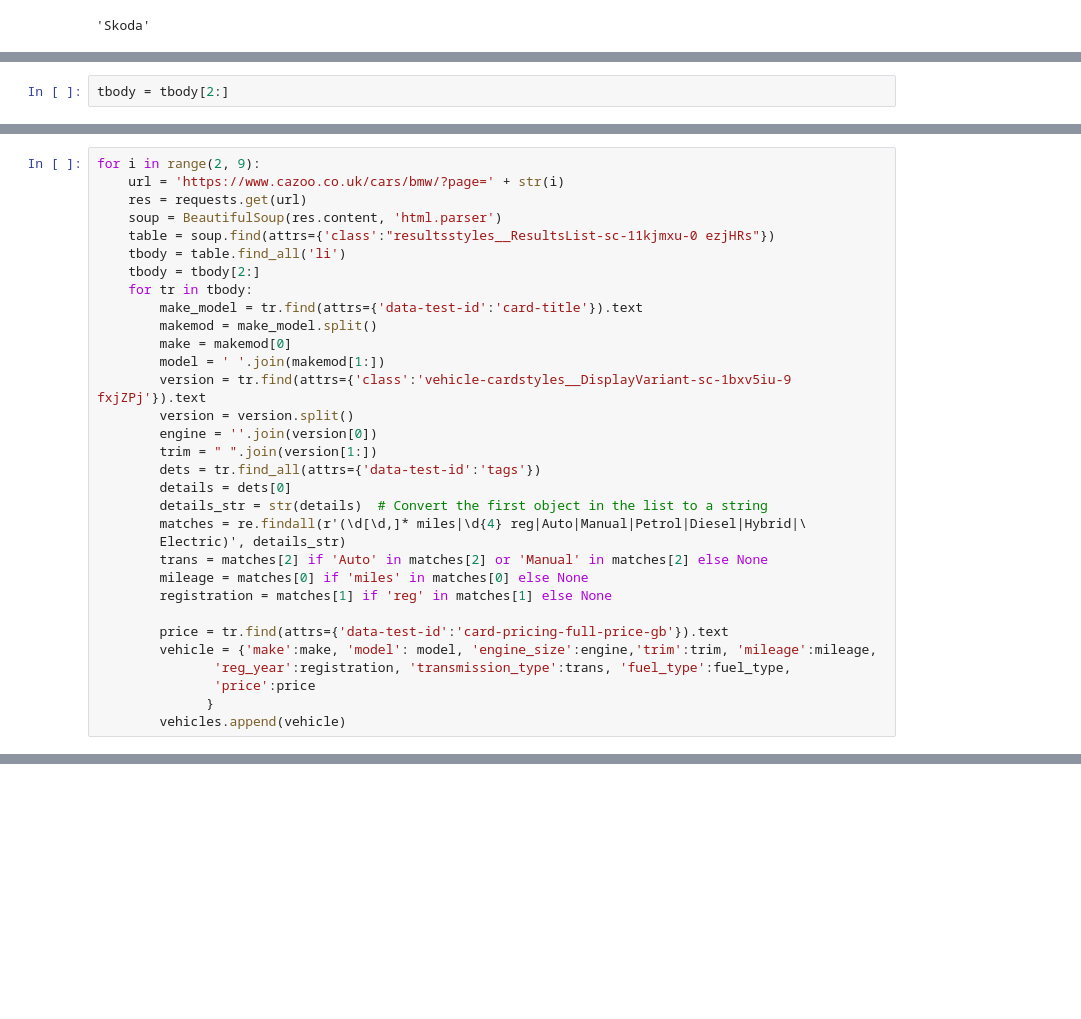
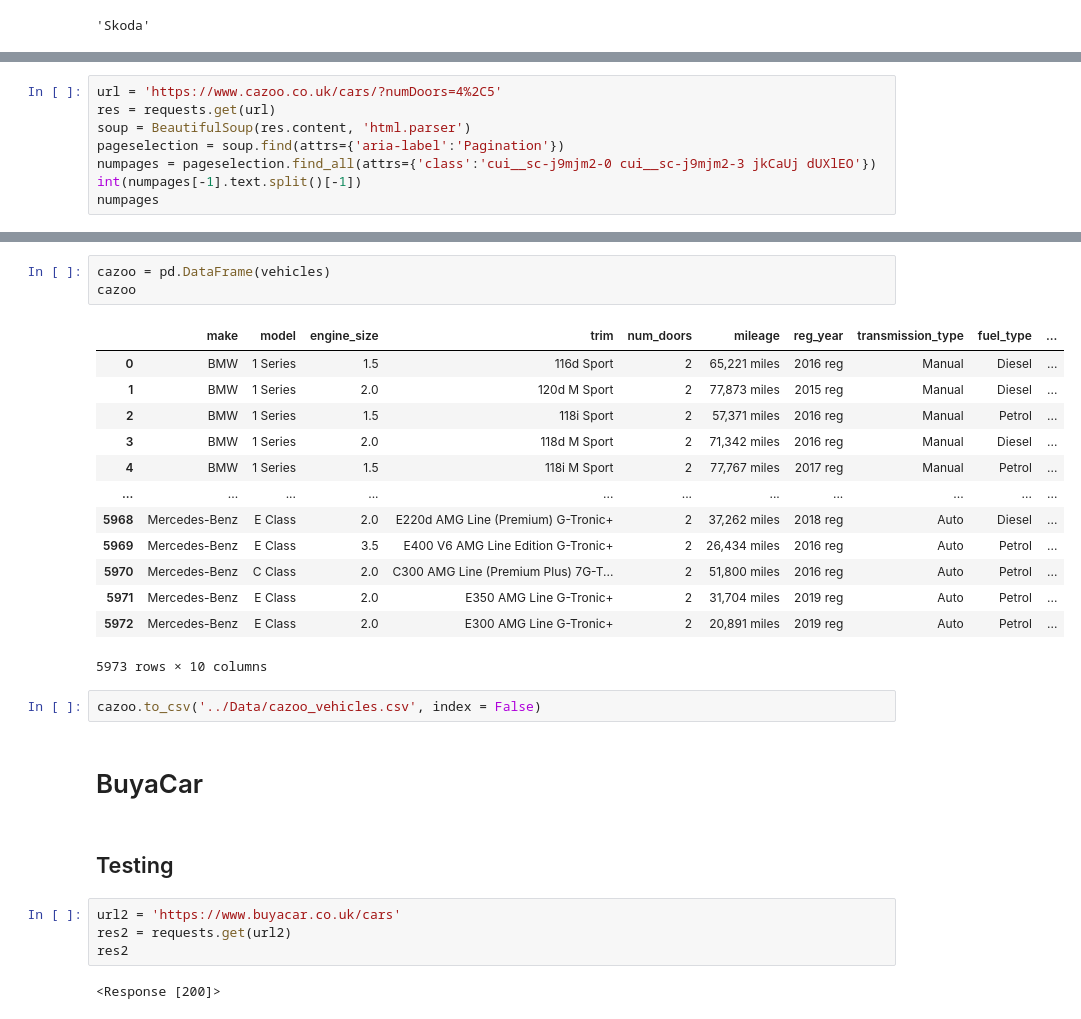
Before and after one commit to rafirahman27/Capstone_Project, a Jupyter notebook: Code/01-Data_Collection.ipynb, the cells around one changed output, grey strips where cells are left out. Saved outputs shown, nothing was run; the diff lists cells and outputs as text; blank space fills up the shorter version.

```diff
--- a/Code/01-Data_Collection.ipynb
+++ b/Code/01-Data_Collection.ipynb
@@ -48,2 +33,0 @@ parts
-# %%
-tbody = tbody[2:]
@@ -366,32 +33,0 @@ for tr in tbody:
-# %%
-for i in range(2, 9):
-    url = 'https://www.cazoo.co.uk/cars/bmw/?page=' + str(i)
-    res = requests.get(url)
-    soup = BeautifulSoup(res.content, 'html.parser')
-    table = soup.find(attrs={'class':"resultsstyles__ResultsList-sc-11kjmxu-0 ezjHRs"})
-    tbody = table.find_all('li')
-    tbody = tbody[2:]
-    for tr in tbody:
-        make_model = tr.find(attrs={'data-test-id':'card-title'}).text
-        makemod = make_model.split()
-        make = makemod[0]
-        model = ' '.join(makemod[1:])
-        version = tr.find(attrs={'class':'vehicle-cardstyles__DisplayVariant-sc-1bxv5iu-9 fxjZPj'}).text
-        version = version.split()
-        engine = ''.join(version[0])
-        trim = " ".join(version[1:])
-        dets = tr.find_all(attrs={'data-test-id':'tags'})
-        details = dets[0]
-        details_str = str(details)  # Convert the first object in the list to a string
-        matches = re.findall(r'(\d[\d,]* miles|\d{4} reg|Auto|Manual|Petrol|Diesel|Hybrid|\
-        Electric)', details_str)
-        trans = matches[2] if 'Auto' in matches[2] or 'Manual' in matches[2] else None
-        mileage = matches[0] if 'miles' in matches[0] else None
-        registration = matches[1] if 'reg' in matches[1] else None
-
-        price = tr.find(attrs={'data-test-id':'card-pricing-full-price-gb'}).text
-        vehicle = {'make':make, 'model': model, 'engine_size':engine,'trim':trim, 'mileage':mileage,
-               'reg_year':registration, 'transmission_type':trans, 'fuel_type':fuel_type,
-               'price':price
-              }
-        vehicles.append(vehicle)
@@ -443,0 +34,8 @@ soup2.find(attrs={'class':'listing-results-module--list--4adde'})
+# %%
+url = 'https://www.cazoo.co.uk/cars/?numDoors=4%2C5'
+res = requests.get(url)
+soup = BeautifulSoup(res.content, 'html.parser')
+pageselection = soup.find(attrs={'aria-label':'Pagination'})
+numpages = pageselection.find_all(attrs={'class':'cui__sc-j9mjm2-0 cui__sc-j9mjm2-3 jkCaUj dUXlEO'})
+int(numpages[-1].text.split()[-1])
+numpages
@@ -443,0 +137,29 @@ soup2.find(attrs={'class':'listing-results-module--list--4adde'})
+# %%
+cazoo = pd.DataFrame(vehicles)
+cazoo
+# %% [output]
+|  | make | model | engine_size | trim | num_doors | mileage | reg_year | transmission_type | fuel_type | ... |
+| 0 | BMW | 1 Series | 1.5 | 116d Sport | 2 | 65,221 miles | 2016 reg | Manual | Diesel | ... |
+| 1 | BMW | 1 Series | 2.0 | 120d M Sport | 2 | 77,873 miles | 2015 reg | Manual | Diesel | ... |
+| 2 | BMW | 1 Series | 1.5 | 118i Sport | 2 | 57,371 miles | 2016 reg | Manual | Petrol | ... |
+| 3 | BMW | 1 Series | 2.0 | 118d M Sport | 2 | 71,342 miles | 2016 reg | Manual | Diesel | ... |
+| 4 | BMW | 1 Series | 1.5 | 118i M Sport | 2 | 77,767 miles | 2017 reg | Manual | Petrol | ... |
+| ... | ... | ... | ... | ... | ... | ... | ... | ... | ... | ... |
+| 5968 | Mercedes-Benz | E Class | 2.0 | E220d AMG Line (Premium) G-Tronic+ | 2 | 37,262 miles | 2018 reg | Auto | Diesel | ... |
+| 5969 | Mercedes-Benz | E Class | 3.5 | E400 V6 AMG Line Edition G-Tronic+ | 2 | 26,434 miles | 2016 reg | Auto | Petrol | ... |
+| 5970 | Mercedes-Benz | C Class | 2.0 | C300 AMG Line (Premium Plus) 7G-T... | 2 | 51,800 miles | 2016 reg | Auto | Petrol | ... |
+| 5971 | Mercedes-Benz | E Class | 2.0 | E350 AMG Line G-Tronic+ | 2 | 31,704 miles | 2019 reg | Auto | Petrol | ... |
+| 5972 | Mercedes-Benz | E Class | 2.0 | E300 AMG Line G-Tronic+ | 2 | 20,891 miles | 2019 reg | Auto | Petrol | ... |
+5973 rows × 10 columns
+# %%
+cazoo.to_csv('../Data/cazoo_vehicles.csv', index = False)
+# %% [markdown]
+# BuyaCar
+# %% [markdown]
+## Testing
+# %%
+url2 = 'https://www.buyacar.co.uk/cars'
+res2 = requests.get(url2)
+res2
+# %% [output]
+<Response [200]>
```
Also changed, not shown: parts of 46 cells of this notebook, 5 other files.
